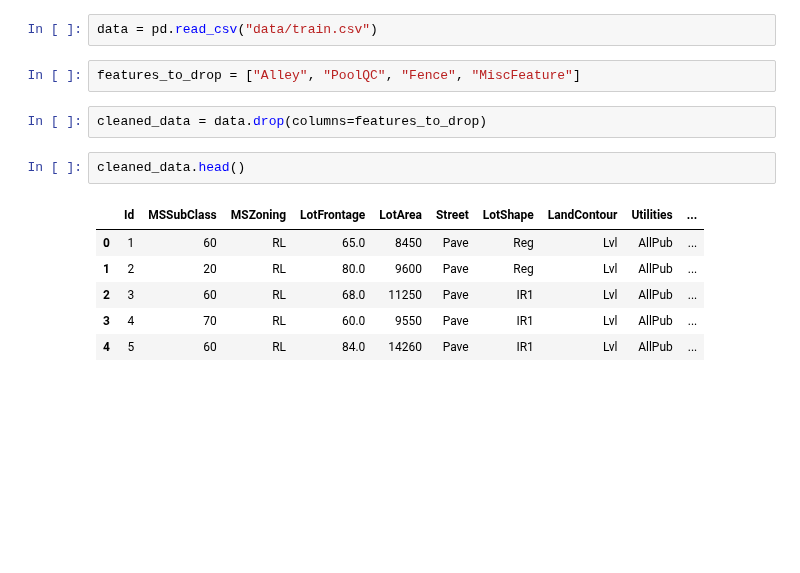
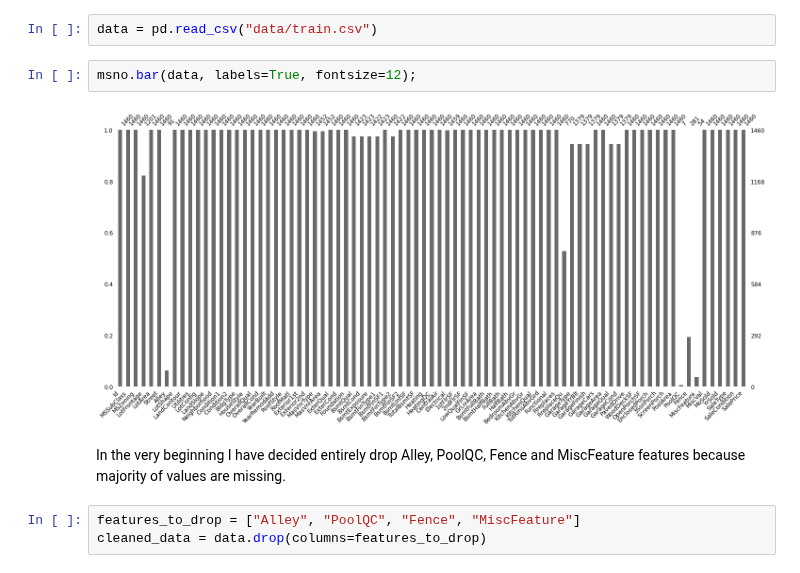
Before and after one commit to Gedas-LT/kaggle-ames-house-prices, a Jupyter notebook: predictions.ipynb, the cells around one changed output. Saved outputs shown, nothing was run; the diff lists cells and outputs as text; blank space fills up the shorter version.

```diff
--- a/predictions.ipynb
+++ b/predictions.ipynb
@@ -25,16 +25,12 @@ import pandas as pd
 pd.set_option("display.max_columns", None)
 # %%
 data = pd.read_csv("data/train.csv")
+# %%
+msno.bar(data, labels=True, fontsize=12);
+# %% [output]
+[figure, added]
+# %% [markdown]
+In the very beginning I have decided entirely drop Alley, PoolQC, Fence and MiscFeature features because majority of values are missing.
 # %%
 features_to_drop = ["Alley", "PoolQC", "Fence", "MiscFeature"]
+cleaned_data = data.drop(columns=features_to_drop)
-# %%
-cleaned_data = data.drop(columns=features_to_drop)
-# %%
-cleaned_data.head()
-# %% [output]
-|  | Id | MSSubClass | MSZoning | LotFrontage | LotArea | Street | LotShape | LandContour | Utilities | ... |
-| 0 | 1 | 60 | RL | 65.0 | 8450 | Pave | Reg | Lvl | AllPub | ... |
-| 1 | 2 | 20 | RL | 80.0 | 9600 | Pave | Reg | Lvl | AllPub | ... |
-| 2 | 3 | 60 | RL | 68.0 | 11250 | Pave | IR1 | Lvl | AllPub | ... |
-| 3 | 4 | 70 | RL | 60.0 | 9550 | Pave | IR1 | Lvl | AllPub | ... |
-| 4 | 5 | 60 | RL | 84.0 | 14260 | Pave | IR1 | Lvl | AllPub | ... |
```
Also changed, not shown: parts of 7 cells of this notebook.
